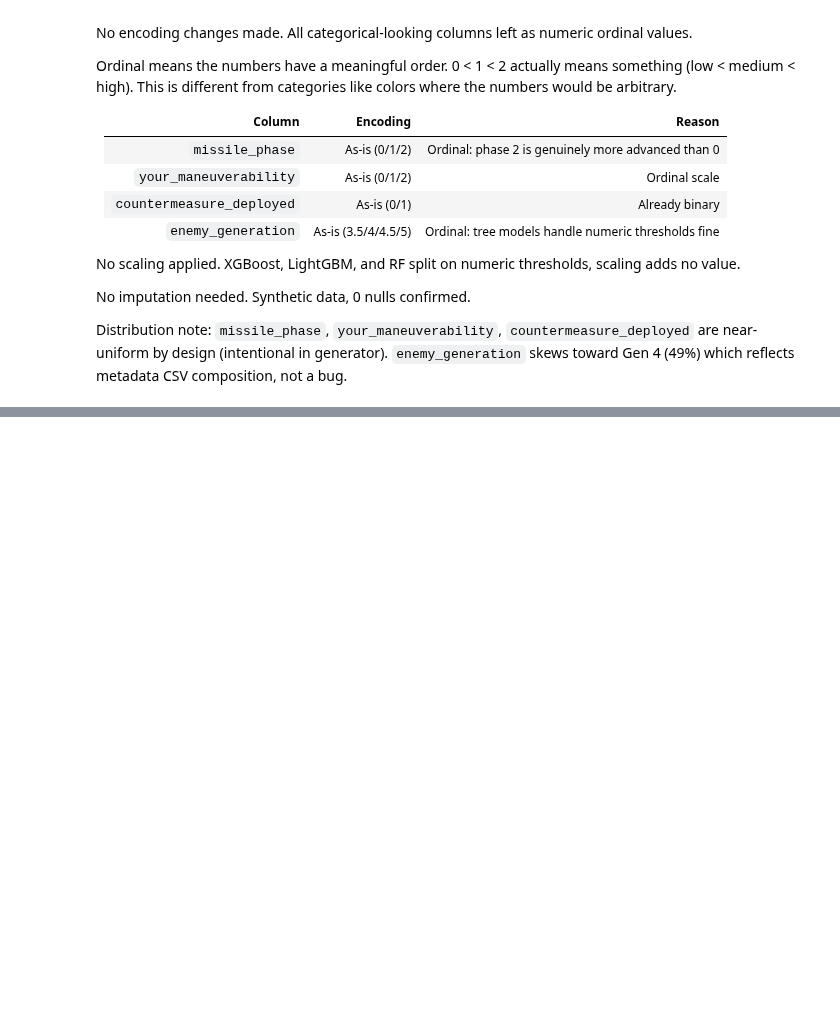
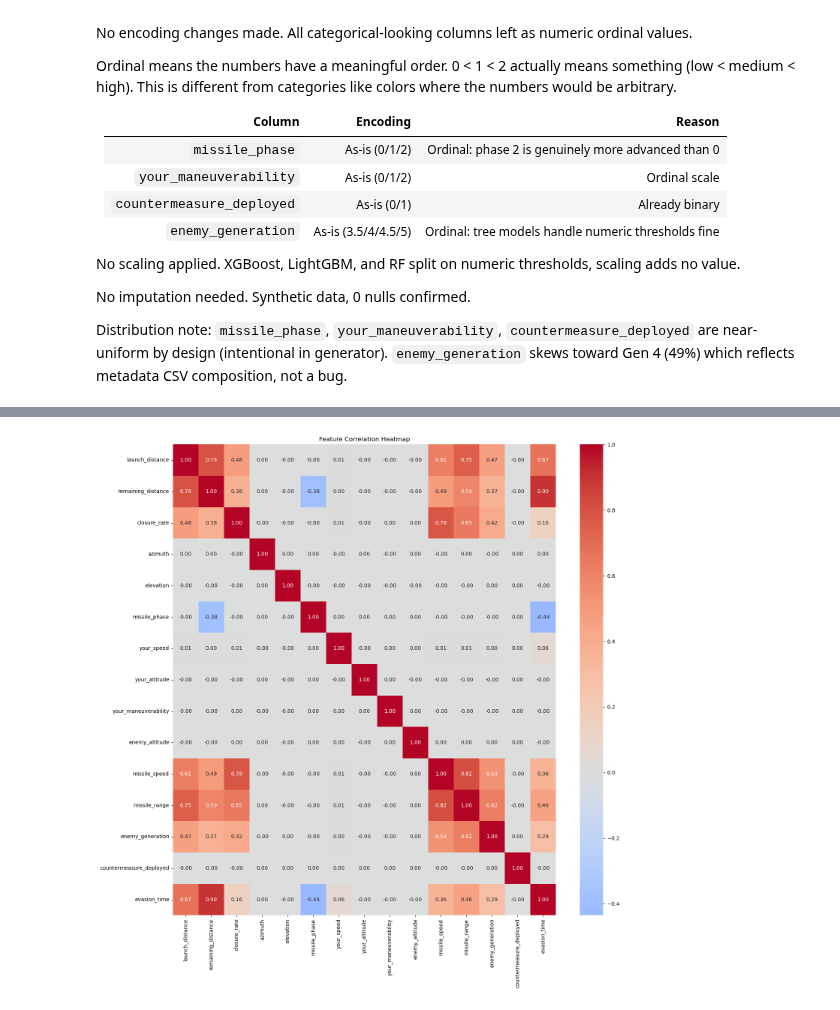
Before and after one commit to Eakempreet/ATAS_Project, a Jupyter notebook: notebooks/02_eta_regressor/02_eta_regressor.ipynb, the cells around one changed output, grey strips where cells are left out. Cells and saved outputs as stored; diff of their text form; code cells hidden in the pictures; blank space fills up the shorter version.

```diff
--- a/notebooks/02_eta_regressor/02_eta_regressor.ipynb
+++ b/notebooks/02_eta_regressor/02_eta_regressor.ipynb
@@ -392,0 +436,28 @@ Distribution note: `missile_phase`, `your_maneuverability`, `countermeasure_depl
+# %%
+# Ploting the heatmap of correlational matrix
+
+import seaborn as sns
+plt.figure(figsize=(15,15))  # (width, height)
+sns.heatmap(corr,
+            annot=True,      # Adds numbers inside each heatmap cell
+            fmt='.2f',       # Formats annotation text
+            cmap='coolwarm',
+            center=0)        # make 0 correlation appear as white, not skewed by data range
+plt.title('Feature Correlation Heatmap')
+plt.tight_layout()
+plt.show();
+
+
+# coolwarm means:
+
+# blue = negative correlation
+# red = positive correlation
+# white/gray = near zero
+
+# So visually:
+
+# strong positive → deep red
+# strong negative → deep blue
+# weak/no relation → neutral
+# %% [output]
+[figure, added]
```
Also changed, not shown: parts of 7 cells of this notebook.
